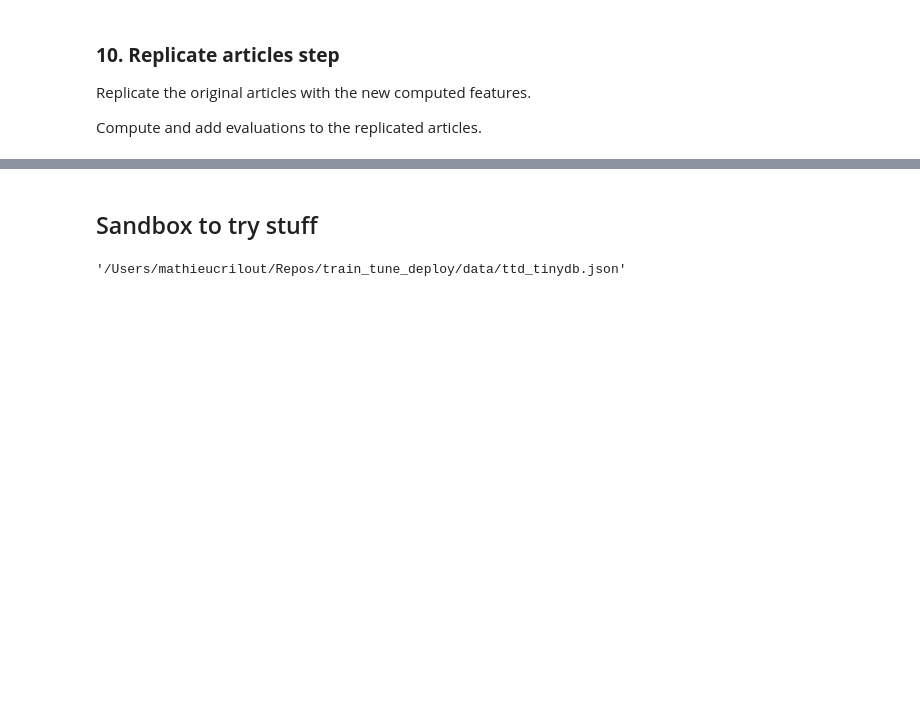
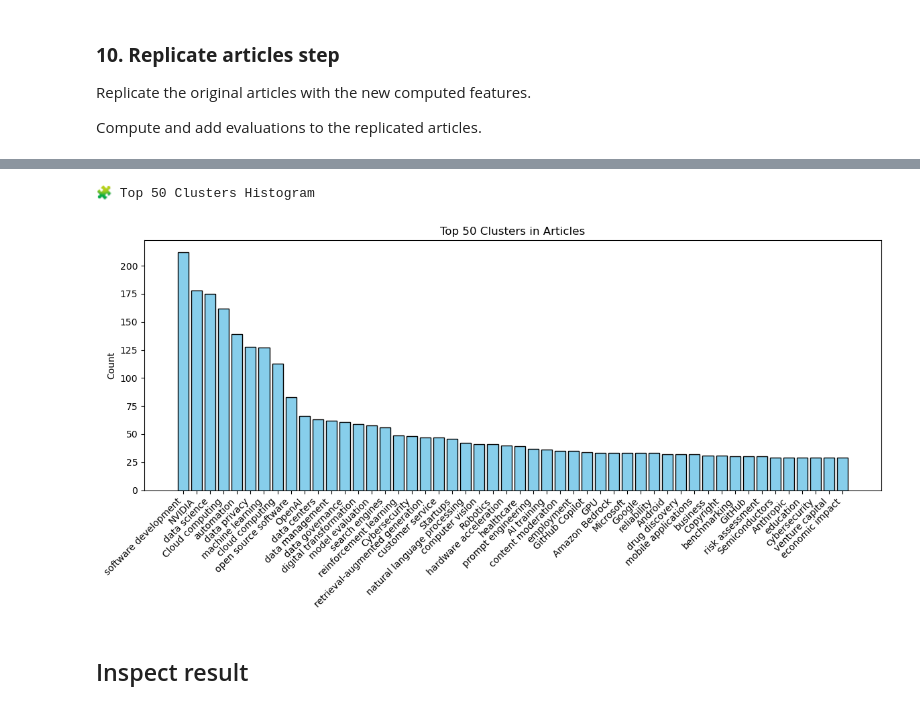
Before and after one commit to mcrilo33/hex_machina, a Jupyter notebook: notebooks/article_enrichment_flow.ipynb, the cells around one changed output, grey strips where cells are left out. Cells and saved outputs as stored; diff of their text form; code cells hidden in the pictures; blank space fills up the shorter version.

```diff
--- a/notebooks/article_enrichment_flow.ipynb
+++ b/notebooks/article_enrichment_flow.ipynb
@@ -764,9 +901,13 @@ Here is an example : [article_enrichment_report_example.html](./images/article_e
+# %%
+from ttd.flows.analysis import plot_top_clusters_histogram
+
+print("🧩 Top 50 Clusters Histogram")
+fig = plot_top_clusters_histogram(articles, top_n=50)
+# %% [output]
+🧩 Top 50 Clusters Histogram
+[figure, added]
 # %% [markdown]
-## Sandbox to try stuff
+## Inspect result
-# %%
-flow.config.get("db_path")
-# %% [output]
-'/Users/mathieucrilout/Repos/train_tune_deploy/data/ttd_tinydb.json'
 # %%
 from ttd.storage.ttd_storage import TTDStorage
 
```
Also changed, not shown: parts of 33 cells of this notebook, 2 other files.
